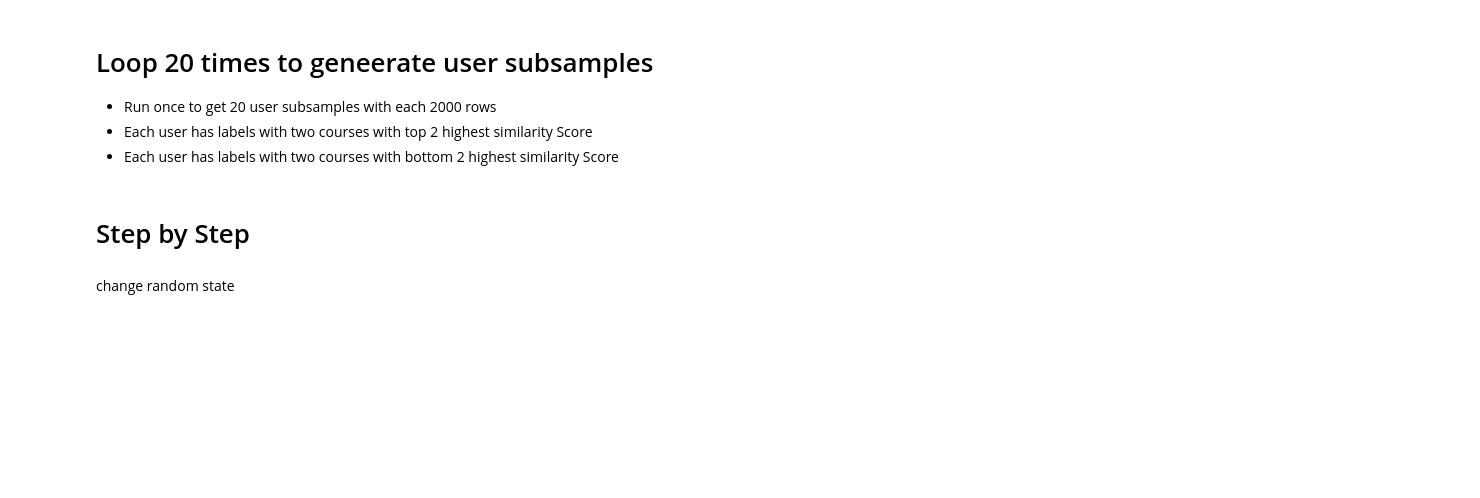
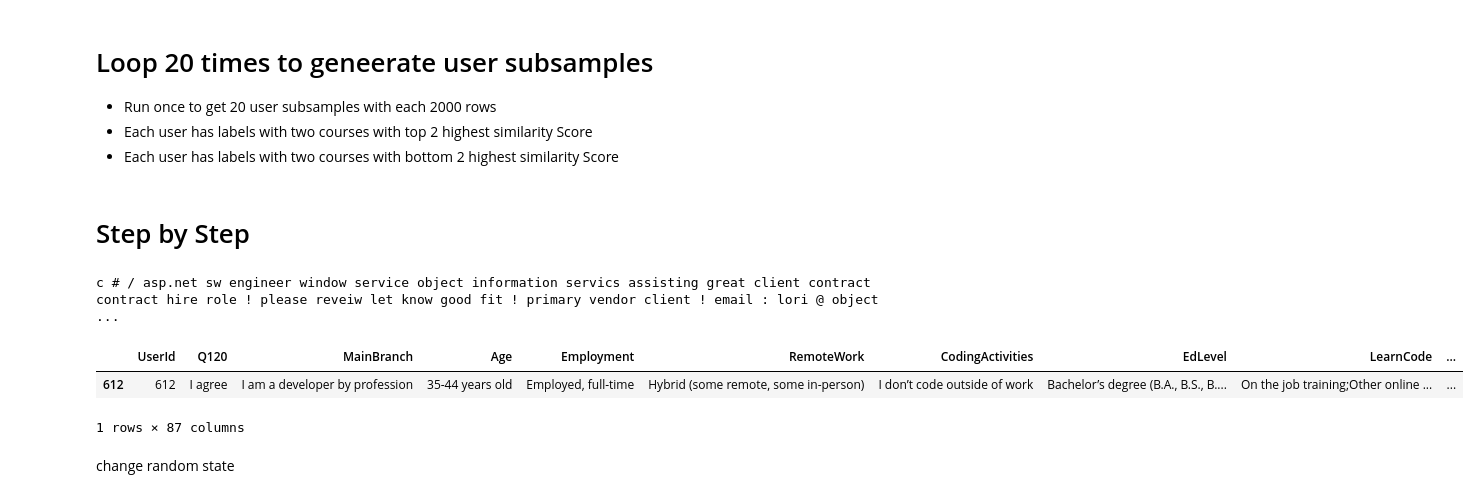
Before and after one commit to Xjkslhstxn/BT4222, a Jupyter notebook: Embedding/SBERTcosine_similarity.ipynb, the cells around one changed output. Cells and saved outputs as stored; diff of their text form; code cells hidden in the pictures; blank space fills up the shorter version.

```diff
--- a/Embedding/SBERTcosine_similarity.ipynb
+++ b/Embedding/SBERTcosine_similarity.ipynb
@@ -65,6 +65,24 @@ from sklearn.metrics.pairwise import cosine_similarity
 
 job_df = pd.read_csv("embedded_jobs_IdEncoded.csv")
 user_df = pd.read_csv("embedded_users_IdEncoded.csv")
+# %%
+# 612.0	2121.0	9.431214e-01
+# check jobId 612.0 and userId 2121.0 row
+user_id = 612.0
+job_id = 2121.0
+job_df[job_df['JobId'] == job_id]
+# get  processed_text
+job_text = job_df[job_df['JobId'] == job_id]['processed_text'].values[0]
+# %%
+print(job_text)
+# %% [output]
+c # / asp.net sw engineer window service object information servics assisting great client contract contract hire role ! please reveiw let know good fit ! primary vendor client ! email : lori @ object ...
+# %%
+user_df[user_df['UserId'] == user_id]
+# %% [output]
+|  | UserId | Q120 | MainBranch | Age | Employment | RemoteWork | CodingActivities | EdLevel | LearnCode | ... |
+| 612 | 612 | I agree | I am a developer by profession | 35-44 years old | Employed, full-time | Hybrid (some remote, some in-person) | I don’t code outside of work | Bachelor’s degree (B.A., B.S., B.... | On the job training;Other online ... | ... |
+1 rows × 87 columns
 # %%
 def convert_str_to_array(embed_str):
     embed_str = embed_str[1:-1]
```
Also changed, not shown: 21 other files.
